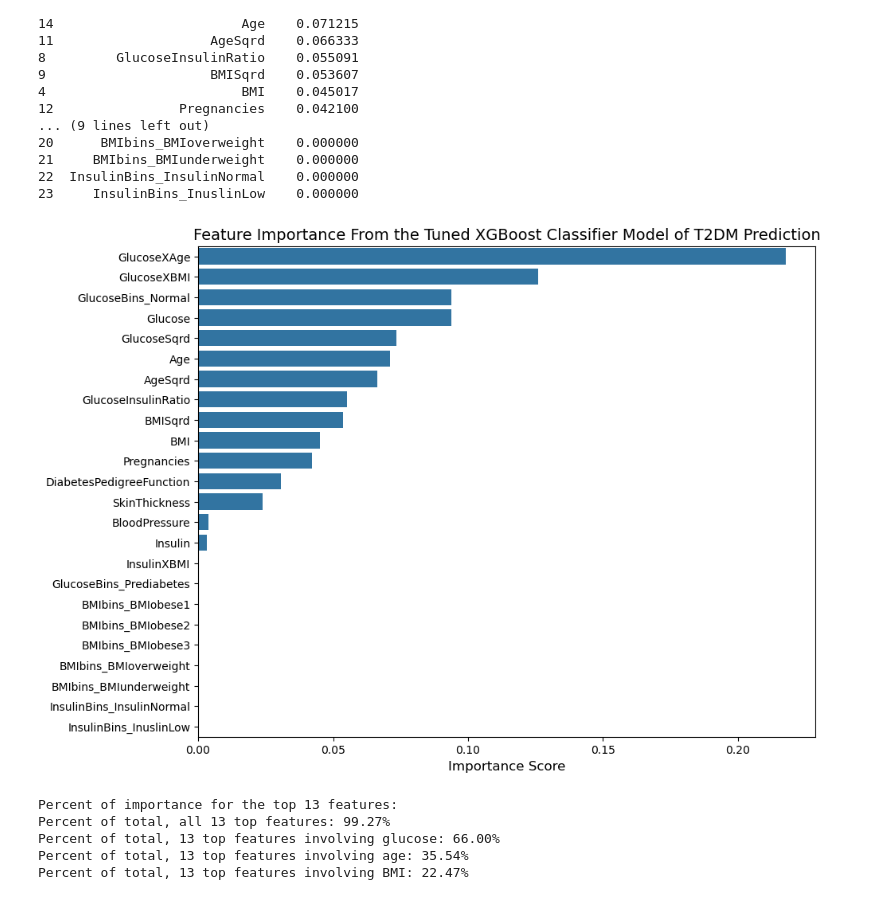
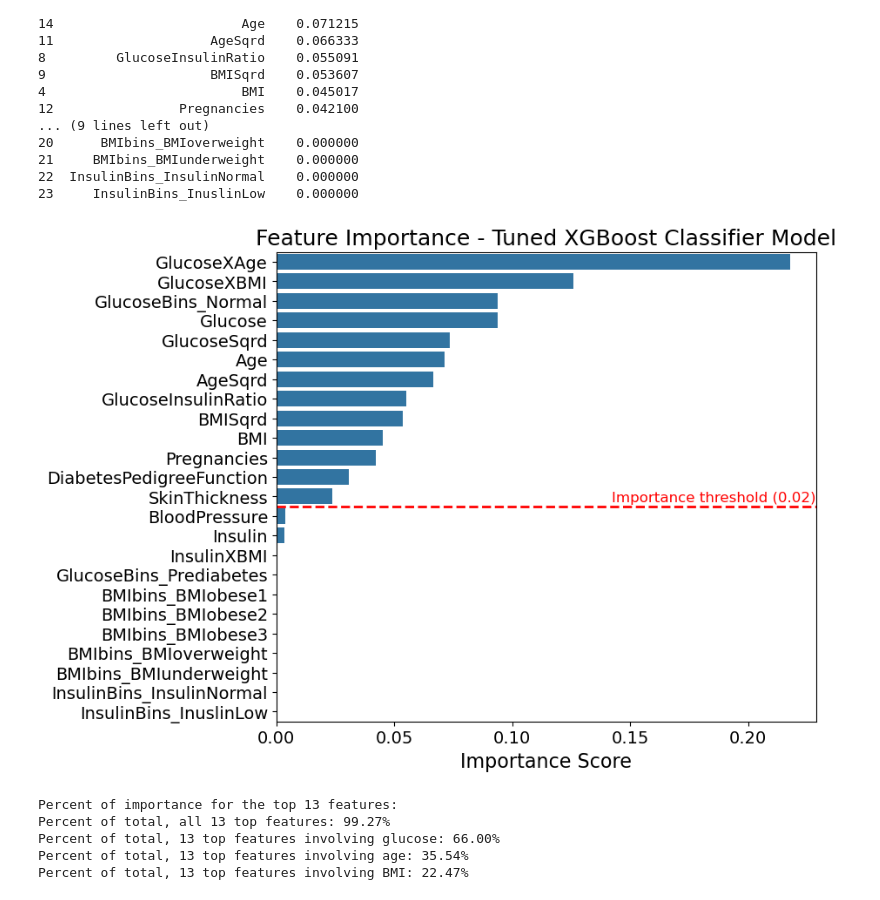
Before and after one commit to apl888/diabetes-prediction, a Jupyter notebook: notebooks/3_XGBoost_model.ipynb, the cells around one changed output. Cells and saved outputs as stored; diff of their text form; code cells hidden in the pictures.

```diff
--- a/notebooks/3_XGBoost_model.ipynb
+++ b/notebooks/3_XGBoost_model.ipynb
@@ -301,14 +301,28 @@ print(importance_df)
 22  InsulinBins_InsulinNormal    0.000000
 23     InsulinBins_InuslinLow    0.000000
 # %%
-plt.figure(figsize=(10,8))
+# Bar plot of feature importance data
+
+# set a horizontal line between SkinThickness and BloodPressure
+# This just sets a visual border between features that will be included in a simplified model,
+# which are features with importance scores > 0.02.
+features_list = importance_df['feature'].tolist()
+skinthickness_idx = features_list.index('SkinThickness')
+bloodpressure_idx = features_list.index('BloodPressure')
+line_position = (skinthickness_idx + bloodpressure_idx) / 2
+
+plt.figure(figsize=(8,7))
 sns.barplot(x='importance', y='feature', data=importance_df)
-plt.title('Feature Importance From the Tuned XGBoost Classifier Model of T2DM Prediction', fontsize=14)
-plt.xlabel('Importance Score', fontsize=12)
+plt.axhline(y=line_position, color='red', linestyle='--', linewidth=2)
+plt.text(x=plt.xlim()[1], y=line_position-0.1, s='Importance threshold (0.02)', color='red', ha='right', va='bottom', fontsize=12)
+plt.title('Feature Importance - Tuned XGBoost Classifier Model', fontsize=18)
+plt.xlabel('Importance Score', fontsize=16)
 plt.ylabel('')
+plt.xticks(fontsize=14)
+plt.yticks(fontsize=14)
 plt.show()
 # %% [output]
-[figure, old version]
+[figure, new version]
 # %%
 # 13 of the 24 features cary the majority of the importance for this model
 
```
Also changed, not shown: parts of 12 cells of this notebook, 6 other files.
